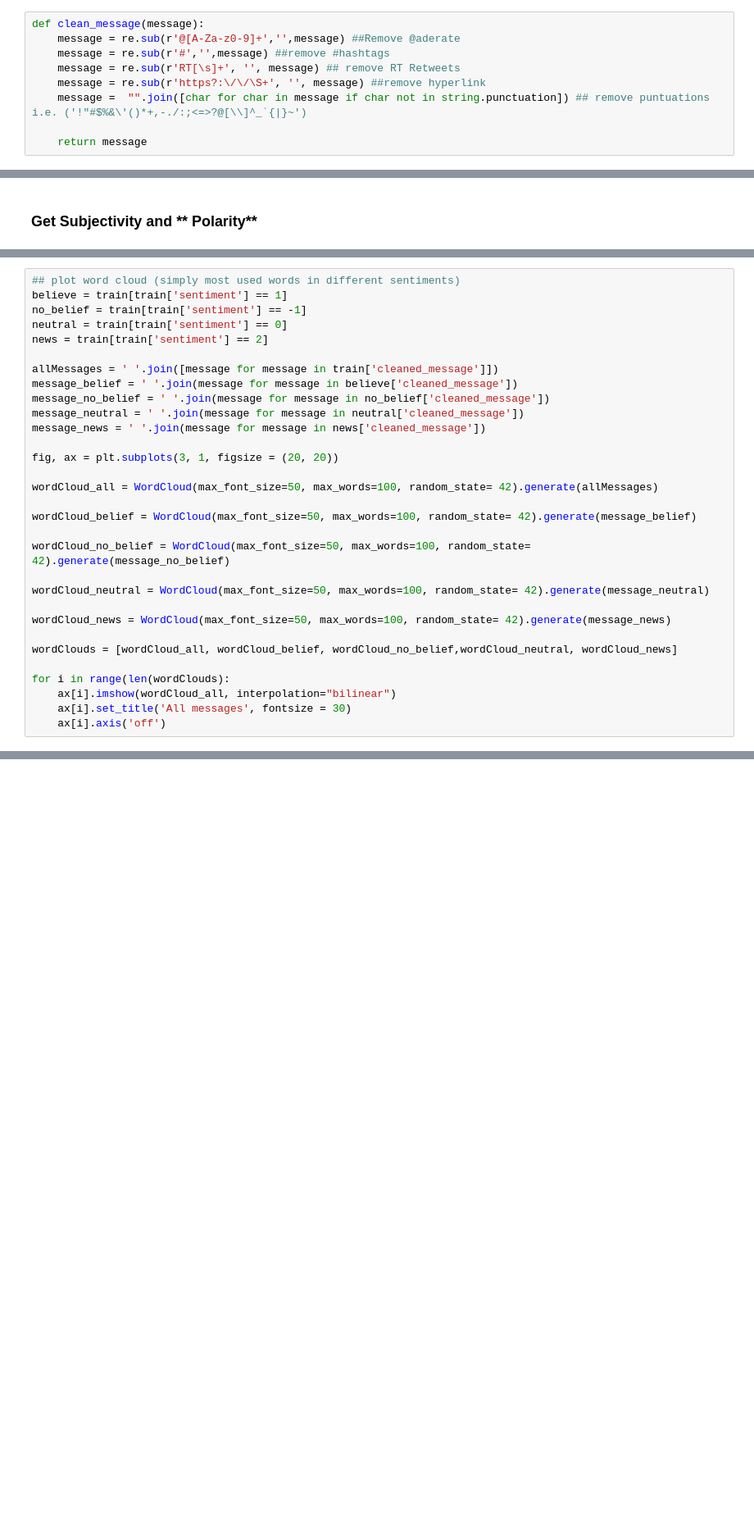
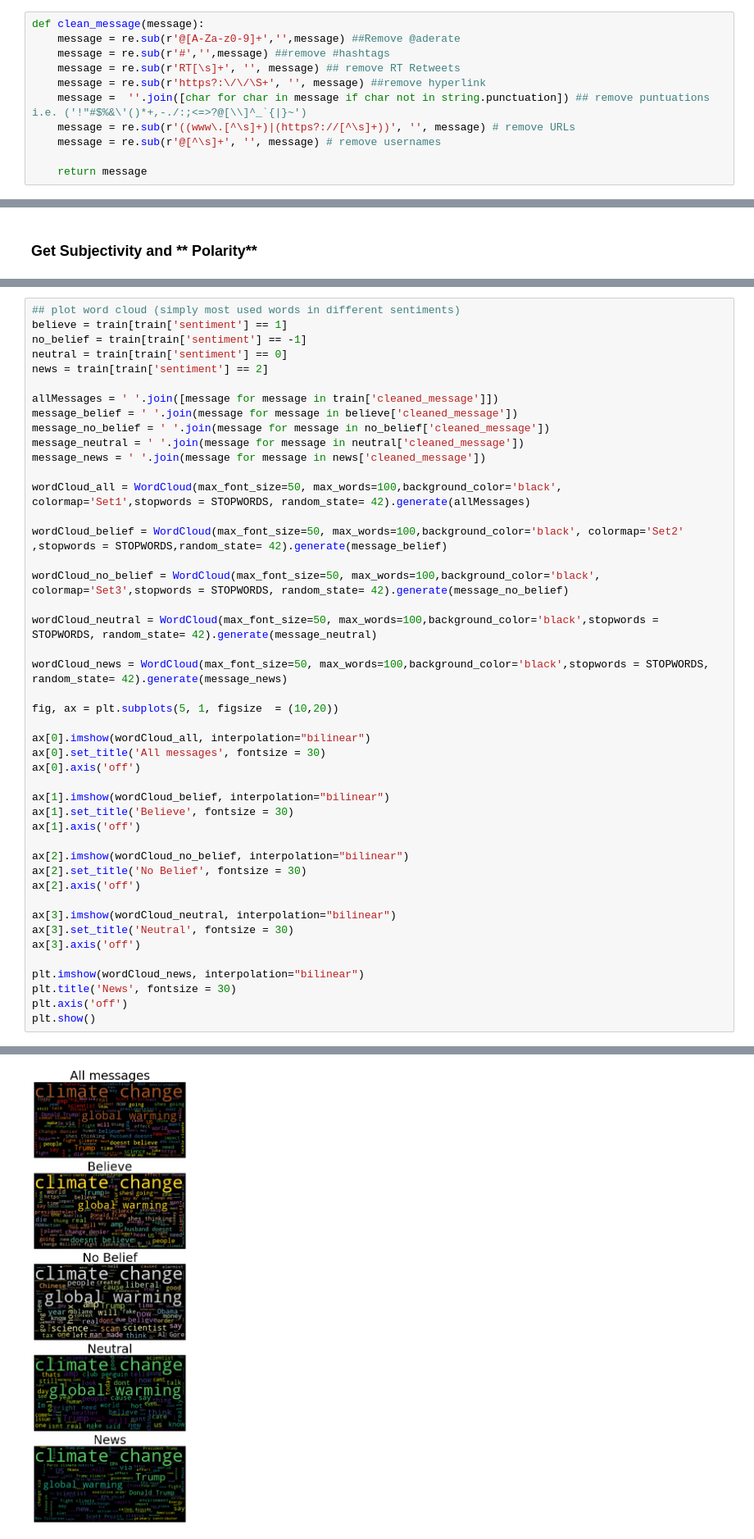
Before and after one commit to AlpheusLekgothoane/classification_predict_edsa, a Jupyter notebook: classification_predict.ipynb, the cells around one changed output, grey strips where cells are left out. Shown at 82% size. Drawn from its saved outputs; the diff is of its cells as text; blank space fills up the shorter version.

```diff
--- a/classification_predict.ipynb
+++ b/classification_predict.ipynb
@@ -51,7 +60,9 @@ def clean_message(message):
     message = re.sub(r'#','',message) ##remove #hashtags
     message = re.sub(r'RT[\s]+', '', message) ## remove RT Retweets
     message = re.sub(r'https?:\/\/\S+', '', message) ##remove hyperlink
-    message =  "".join([char for char in message if char not in string.punctuation]) ## remove puntuations i.e. ('!"#$%&\'()*+,-./:;<=>?@[\\]^_`{|}~')
+    message =  ''.join([char for char in message if char not in string.punctuation]) ## remove puntuations i.e. ('!"#$%&\'()*+,-./:;<=>?@[\\]^_`{|}~')
+    message = re.sub(r'((www\.[^\s]+)|(https?://[^\s]+))', '', message) # remove URLs
+    message = re.sub(r'@[^\s]+', '', message) # remove usernames
 
     return message
 # %%
@@ -107,22 +118,36 @@ message_no_belief = ' '.join(message for message in no_belief['cleaned_message']
 message_neutral = ' '.join(message for message in neutral['cleaned_message'])
 message_news = ' '.join(message for message in news['cleaned_message'])
 
-fig, ax = plt.subplots(3, 1, figsize = (20, 20))
+wordCloud_all = WordCloud(max_font_size=50, max_words=100,background_color='black', colormap='Set1',stopwords = STOPWORDS, random_state= 42).generate(allMessages)
 
-wordCloud_all = WordCloud(max_font_size=50, max_words=100, random_state= 42).generate(allMessages)
+wordCloud_belief = WordCloud(max_font_size=50, max_words=100,background_color='black', colormap='Set2' ,stopwords = STOPWORDS,random_state= 42).generate(message_belief)
 
-wordCloud_belief = WordCloud(max_font_size=50, max_words=100, random_state= 42).generate(message_belief)
+wordCloud_no_belief = WordCloud(max_font_size=50, max_words=100,background_color='black', colormap='Set3',stopwords = STOPWORDS, random_state= 42).generate(message_no_belief)
 
-wordCloud_no_belief = WordCloud(max_font_size=50, max_words=100, random_state= 42).generate(message_no_belief)
+wordCloud_neutral = WordCloud(max_font_size=50, max_words=100,background_color='black',stopwords = STOPWORDS, random_state= 42).generate(message_neutral)
 
-wordCloud_neutral = WordCloud(max_font_size=50, max_words=100, random_state= 42).generate(message_neutral)
+wordCloud_news = WordCloud(max_font_size=50, max_words=100,background_color='black',stopwords = STOPWORDS, random_state= 42).generate(message_news)
 
-wordCloud_news = WordCloud(max_font_size=50, max_words=100, random_state= 42).generate(message_news)
+fig, ax = plt.subplots(5, 1, figsize  = (10,20))
 
-wordClouds = [wordCloud_all, wordCloud_belief, wordCloud_no_belief,wordCloud_neutral, wordCloud_news]
+ax[0].imshow(wordCloud_all, interpolation="bilinear")
+ax[0].set_title('All messages', fontsize = 30)
+ax[0].axis('off')
 
-for i in range(len(wordClouds):
-    ax[i].imshow(wordCloud_all, interpolation="bilinear")
-    ax[i].set_title('All messages', fontsize = 30)
-    ax[i].axis('off')
+ax[1].imshow(wordCloud_belief, interpolation="bilinear")
+ax[1].set_title('Believe', fontsize = 30)
+ax[1].axis('off')
+
+ax[2].imshow(wordCloud_no_belief, interpolation="bilinear")
+ax[2].set_title('No Belief', fontsize = 30)
+ax[2].axis('off')
+
+ax[3].imshow(wordCloud_neutral, interpolation="bilinear")
+ax[3].set_title('Neutral', fontsize = 30)
+ax[3].axis('off')
+
+plt.imshow(wordCloud_news, interpolation="bilinear")
+plt.title('News', fontsize = 30)
+plt.axis('off')
+plt.show()
 # %% [output]
@@ -130,3 +154,4 @@ SyntaxError: invalid syntax (<ipython-input-12-98fd53839ba1>, line 27)
+[figure, added]
 # %%
 #plot polarity and Subjectivity
 
```
Also changed, not shown: parts of 10 cells of this notebook.
